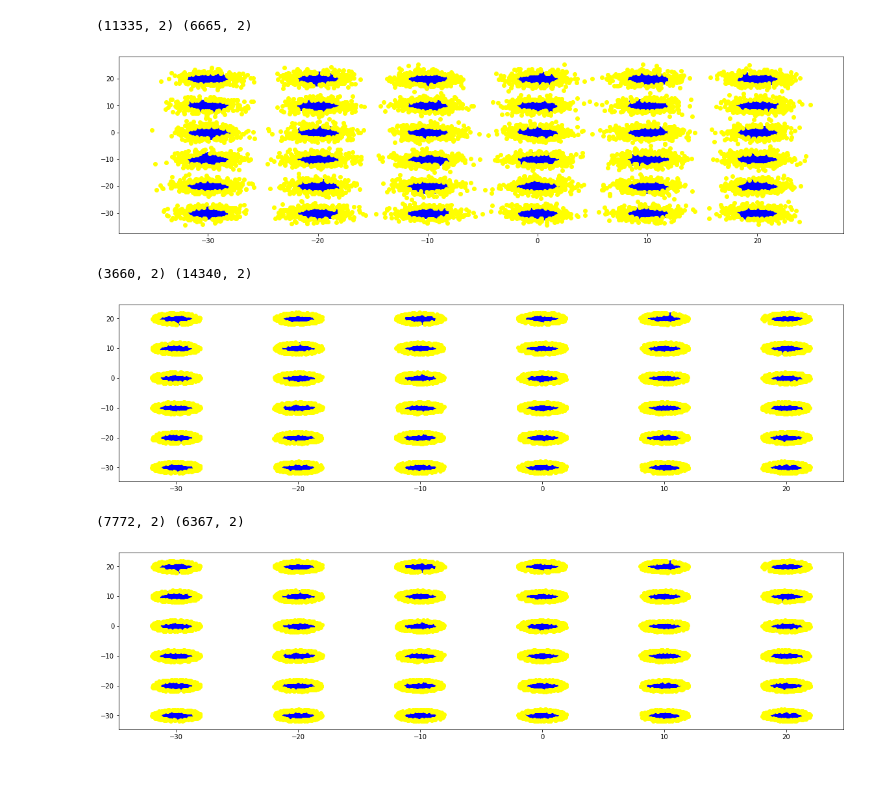
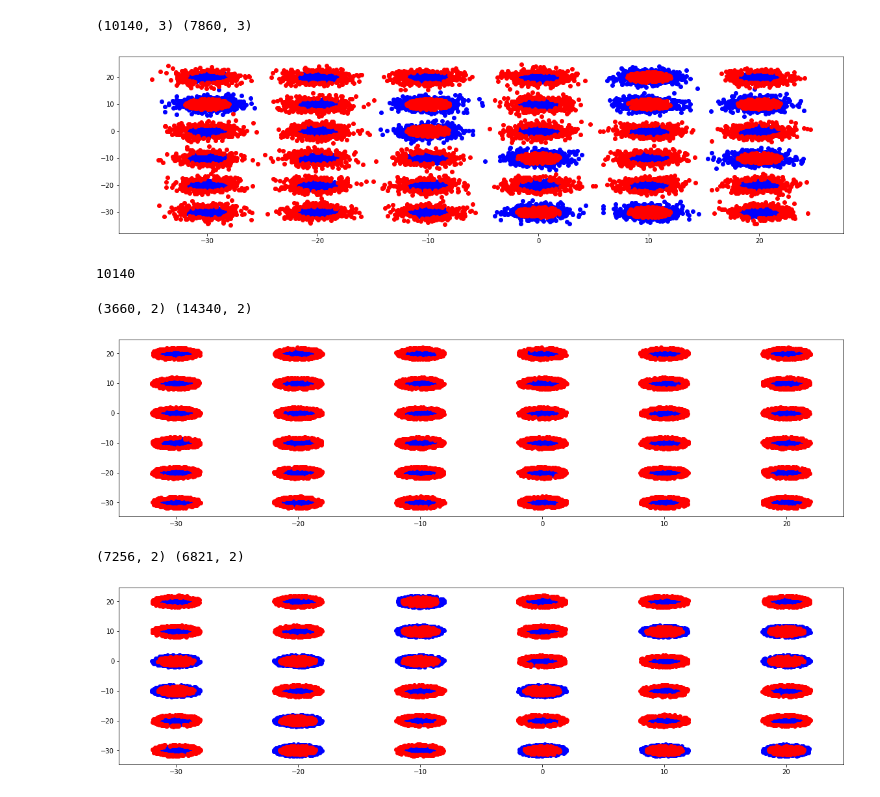
Before and after one commit to jui2000/696_experiments, a Jupyter notebook: dataset_synthesis.ipynb, the cells around one changed output. Cells and saved outputs as stored; diff of their text form; code cells hidden in the pictures.

```diff
--- a/dataset_synthesis.ipynb
+++ b/dataset_synthesis.ipynb
@@ -11,16 +12,26 @@ y = np.arange(-30,30,10)
 def gauss_2d(x,y,num_points,cov):
     points_a = []
     points_b = []
+    cluster_id = None
     for i in x:
         for j in y:
+            cluster_id = i*j
             mean = [i, j]
             a,b = np.random.multivariate_normal(mean,cov,num_points).T
+            class_ = np.random.random()
             for point in zip(a,b):
                 dist_from_center = np.sqrt((point[0] - i)**2 + (point[1] - j)**2)
-                if dist_from_center <  2:
-                    points_a.append([point[0],point[1]])
+                if class_ < 0.5:
+                    if dist_from_center <  2:
+                        points_a.append([point[0],point[1],cluster_id])
+                    else:
+                        points_b.append([point[0],point[1],cluster_id])
+
                 else:
-                    points_b.append([point[0],point[1]])
+                    if dist_from_center <  2:
+                        points_b.append([point[0],point[1],cluster_id])
+                    else:
+                        points_a.append([point[0],point[1],cluster_id])
     return np.array(points_a), np.array(points_b)
 # %%
 cov = [[2,0],[0,2]]
@@ -28,15 +39,24 @@ points_a, points_b = gauss_2d(x,y,500,cov)
 # %%
 print(points_a.shape, points_b.shape)
 # %% [output]
-(11335, 2) (6665, 2)
+(10140, 3) (7860, 3)
 # %%
 colors= ["blue", "red"]
 plt.figure(figsize=(20,5))
 plt.scatter(points_a[:,0], points_a[:,1], color = "blue")
-plt.scatter(points_b[:,0], points_b[:,1], color = "yellow")
+plt.scatter(points_b[:,0], points_b[:,1], color = "red")
 plt.show()
 # %% [output]
-[figure, old version]
+[figure, new version]
+# %%
+points_dict = []
+for point in points_a:
+    new_value = {"x_1":point[0], "x_2": point[1], "y": 0, "cluster":point[2]}
+    points_dict.append(new_value)
+
+keys = points_dict[0].keys()
+# %% [output]
+10140
 # %%
 def unif_2d(x,y):
     points_a = []
@@ -64,10 +84,10 @@ print(points_a.shape, points_b.shape)
 colors= ["blue", "red"]
 plt.figure(figsize=(20,5))
 plt.scatter(points_a[:,0], points_a[:,1], color = "blue")
-plt.scatter(points_b[:,0], points_b[:,1], color = "yellow")
+plt.scatter(points_b[:,0], points_b[:,1], color = "red")
 plt.show()
 # %% [output]
-[figure, old version]
+[figure, new version]
 # %%
 def unif_2d_spherical(x,y):
     points_a = []
@@ -94,8 +121,8 @@ print(points_a.shape,points_b.shape)
 
 plt.figure(figsize=(20,5))
 plt.scatter(points_a[:,0], points_a[:,1], color = "blue")
-plt.scatter(points_b[:,0], points_b[:,1], color = "yellow")
+plt.scatter(points_b[:,0], points_b[:,1], color = "red")
 plt.show()
 # %% [output]
-(7772, 2) (6367, 2)
+(7256, 2) (6821, 2)
-[figure, old version]
+[figure, new version]
```
Also changed, not shown: parts of 2 cells of this notebook, 1 other file.
